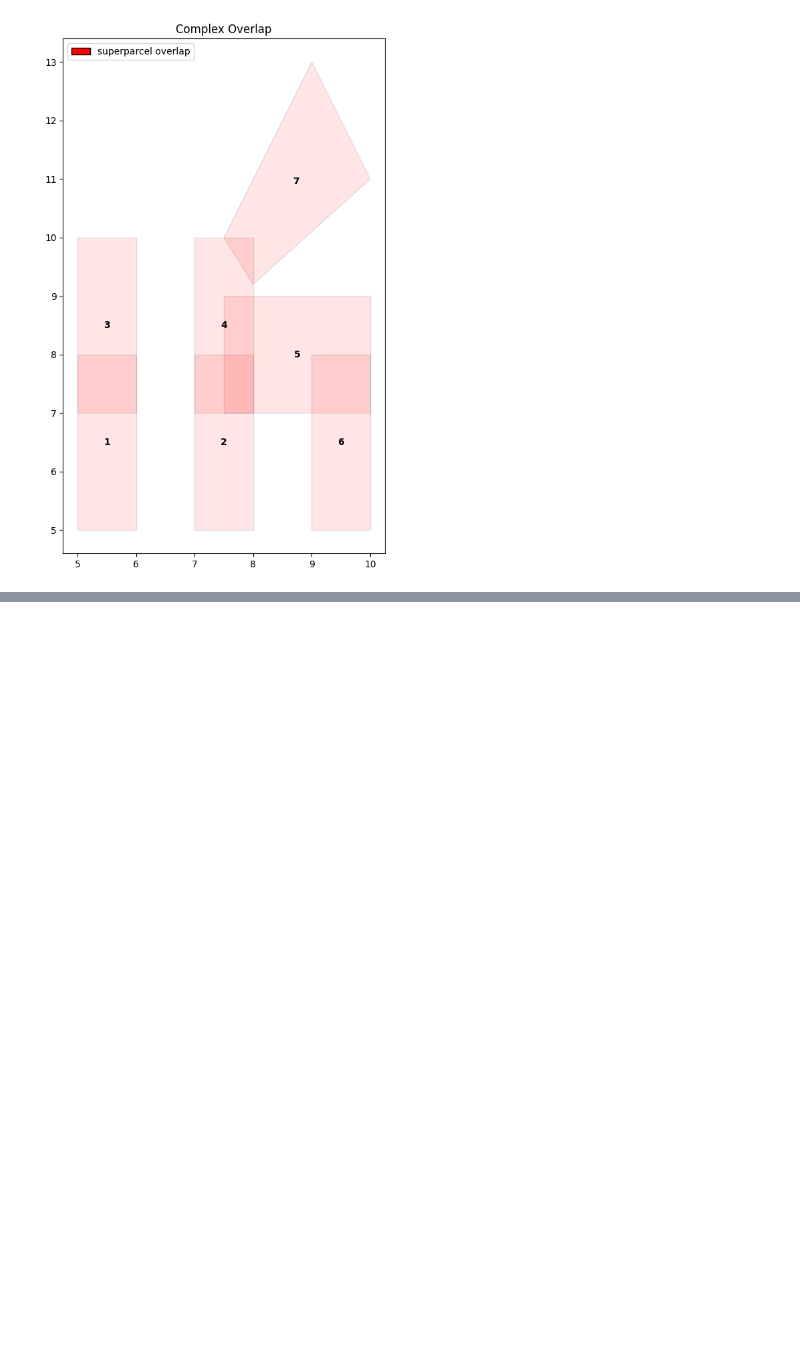
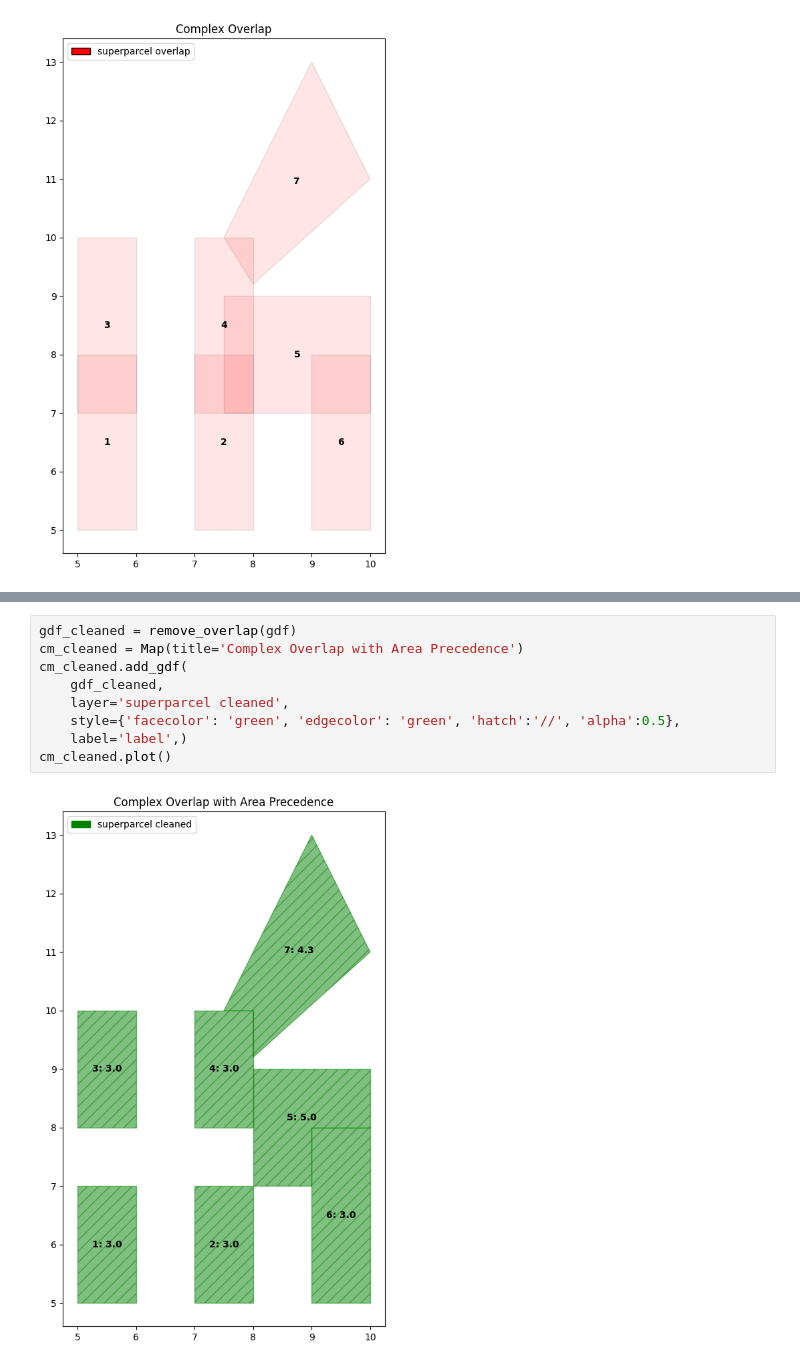
Before and after one commit to abreunig-clgx/superparcels, a Jupyter notebook: clustering/mre/remove_overlaps.ipynb, the cells around one changed output, grey strips where cells are left out. Saved outputs shown, nothing was run; the diff lists cells and outputs as text; blank space fills up the shorter version.

```diff
--- a/clustering/mre/remove_overlaps.ipynb
+++ b/clustering/mre/remove_overlaps.ipynb
@@ -127,0 +231,11 @@ display(gdf_cleaned)
+# %%
+gdf_cleaned = remove_overlap(gdf)
+cm_cleaned = Map(title='Complex Overlap with Area Precedence')
+cm_cleaned.add_gdf(
+    gdf_cleaned,
+    layer='superparcel cleaned',
+    style={'facecolor': 'green', 'edgecolor': 'green', 'hatch':'//', 'alpha':0.5},
+    label='label',)
+cm_cleaned.plot()
+# %% [output]
+[figure, added]
```
Also changed, not shown: parts of 14 cells of this notebook, 4 other files.
